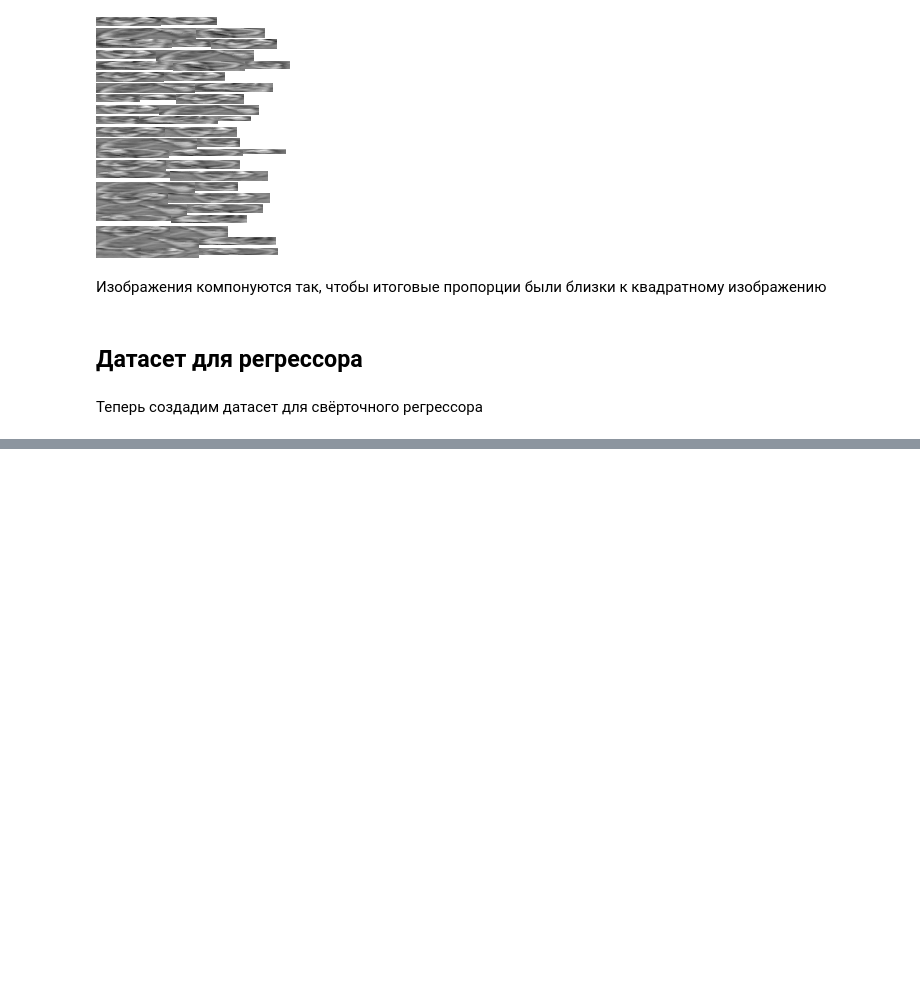
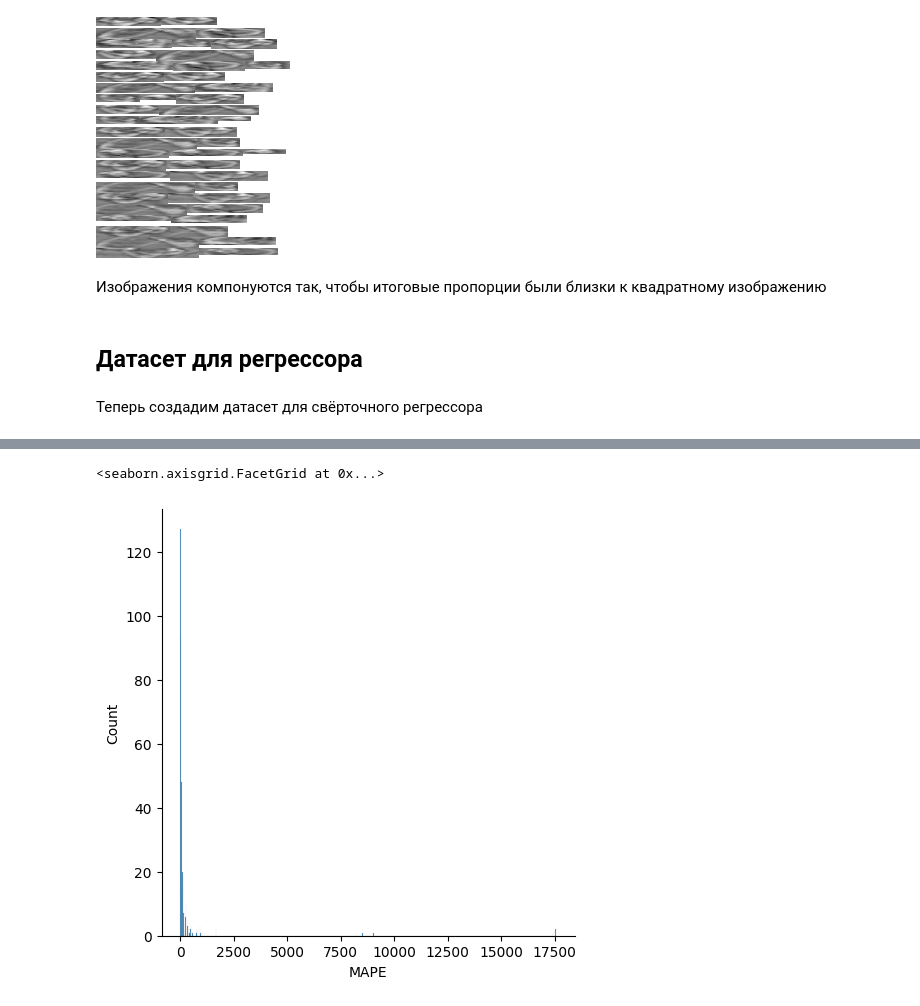
Before and after one commit to EHAT32/manioka, a Jupyter notebook: train_CNN.ipynb, the cells around one changed output, grey strips where cells are left out. Drawn from its saved outputs; the diff is of its cells as text; code cells hidden in the pictures; blank space fills up the shorter version.

```diff
--- a/train_CNN.ipynb
+++ b/train_CNN.ipynb
@@ -221,0 +508,5 @@ new_test_df = generate_regression_dataset(test_df, output_test, test_data_path,
+# %%
+sns.displot(new_train_df["MAPE"])
+# %% [output]
+<seaborn.axisgrid.FacetGrid at 0x...>
+[figure, added]
```
Also changed, not shown: parts of 28 cells of this notebook.
